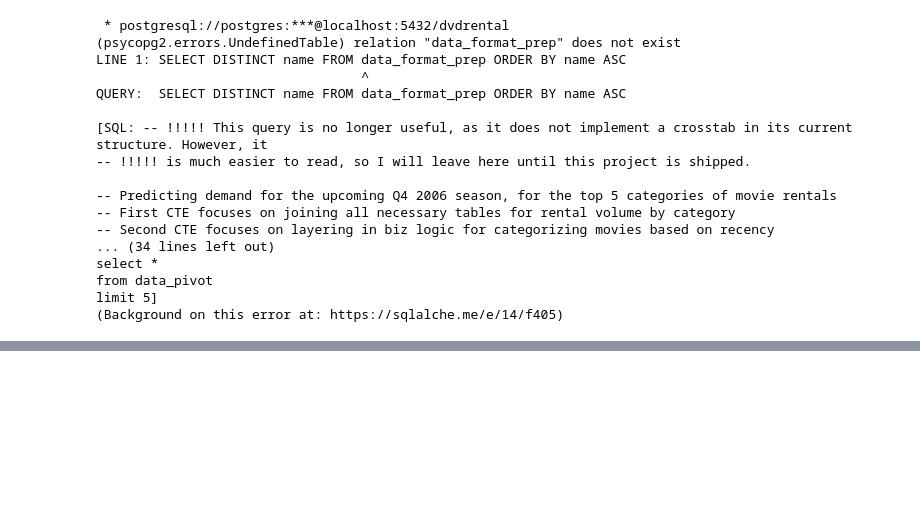
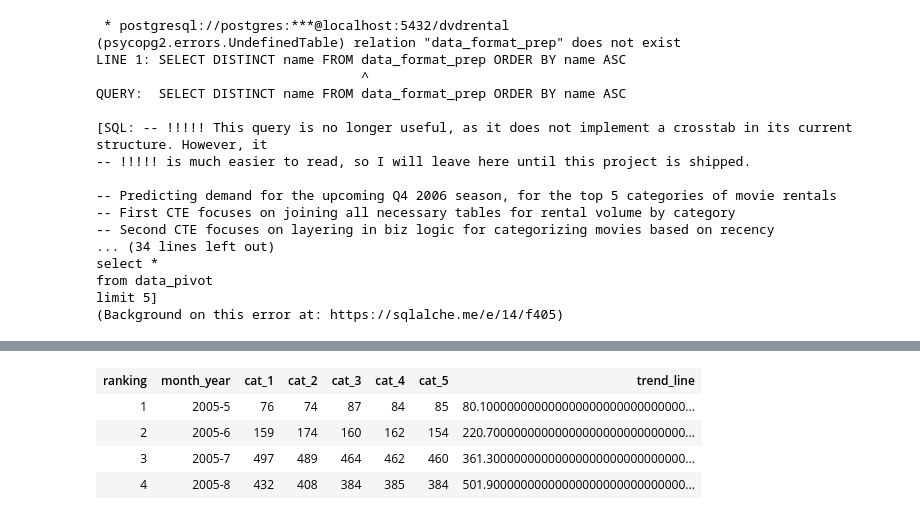
Before and after one commit to digital-tyler/diy_database, a Jupyter notebook: database_sample_data.ipynb, the cells around one changed output, grey strips where cells are left out. Saved outputs shown, nothing was run; the diff lists cells and outputs as text; code cells hidden in the pictures; blank space fills up the shorter version.

Commit message:
Completed MVP for SQL statistical projection.

```diff
--- a/database_sample_data.ipynb
+++ b/database_sample_data.ipynb
@@ -494,0 +421,93 @@ top_5_cats as (
+# %%
+%%sql
+
+-- Predicting demand for the upcoming Q4 2006 season, for the top 5 categories of movie rentals
+-- Crosstab exists initially to pivot data - the output will be then fed into a new series of CTEs
+-- First CTE focuses on joining all necessary tables for rental volume by category
+-- Second CTE focuses on layering in biz logic for categorizing movies based on recency
+
+with pivoted_data as (
+select * from crosstab (
+$$
+with base_data_collect as (
+    select c.name, f.release_year, r.rental_date, r.rental_id
+    from category c
+    left outer join film_category f_c
+        on c.category_id = f_c.category_id
+    left outer join film f
+        on f_c.film_id = f.film_id
+    left outer join inventory i
+        on f.film_id = i.film_id
+    left outer join rental r
+        on i.inventory_id = r.inventory_id
+),
+biz_logic_applied as (
+    select *
+        , case when release_year = DATE_PART('year',rental_date) then 'recent_release'
+            else 'old_release' end as recency_category
+        , DATE_PART('year',rental_date) || '-' || DATE_PART('month',rental_date) as year_month
+    from base_data_collect
+),
+top_5_cats as (
+    select name, count(distinct rental_id) as num_rentals
+    from base_data_collect
+    group by 1
+    order by 2 desc
+    limit 5
+
+)
+    select bl.year_month, t5.name, count(distinct bl.rental_id) as num_rentals
+    from biz_logic_applied bl
+    inner join top_5_cats t5
+        on bl.name = t5.name
+    where bl.year_month != '2006-2'
+    group by 1,2
+    order by 1 asc $$
+, $$
+    with base_data_collect as (
+    select c.name, f.release_year, r.rental_date, r.rental_id
+    from category c
+    left outer join film_category f_c
+        on c.category_id = f_c.category_id
+    left outer join film f
+        on f_c.film_id = f.film_id
+    left outer join inventory i
+        on f.film_id = i.film_id
+    left outer join rental r
+        on i.inventory_id = r.inventory_id
+),
+top_5_cats as (
+    select name, count(distinct rental_id) as num_rentals
+    from base_data_collect
+    group by 1
+    order by 2 desc
+    limit 5
+)
+    select name from top_5_cats
+    $$)
+    as sales_summary(month_year varchar, cat_1 int, cat_2 int, cat_3 int, cat_4 int, cat_5 int)
+
+),
+stat_projection_prep as (
+    select rank() over (order by month_year) as ranking, *
+    from pivoted_data
+),
+stat_projection_1 as (
+    select ranking, avg(ranking) over() as ranking_bar
+    , cat_1, avg(cat_1) over() as cat_1_bar
+    from stat_projection_prep
+),
+stat_projection_2 as (
+    select SUM((ranking - ranking_bar) * (cat_1 - cat_1_bar)) / SUM((ranking - ranking_bar) * (ranking - ranking_bar)) as slope
+    , MAX(ranking_bar) as ranking_bar_max
+    , MAX(cat_1_bar) as cat_1_bar_max
+    from stat_projection_1
+),
+trend_line as (
+    select slope, cat_1_bar_max - ranking_bar_max * slope intercept
+    from stat_projection_2
+)
+    select spp.*
+    , (spp.ranking * (select slope from trend_line) + (select intercept from trend_line)) as trend_line
+    from stat_projection_prep spp
+# %% [output]
@@ -494,0 +516,5 @@ top_5_cats as (
+| ranking | month_year | cat_1 | cat_2 | cat_3 | cat_4 | cat_5 | trend_line |
+| 1 | 2005-5 | 76 | 74 | 87 | 84 | 85 | 80.100000000000000000000000000000... |
+| 2 | 2005-6 | 159 | 174 | 160 | 162 | 154 | 220.70000000000000000000000000000... |
+| 3 | 2005-7 | 497 | 489 | 464 | 462 | 460 | 361.30000000000000000000000000000... |
+| 4 | 2005-8 | 432 | 408 | 384 | 385 | 384 | 501.90000000000000000000000000000... |
```
Also changed, not shown: parts of 10 cells of this notebook.
